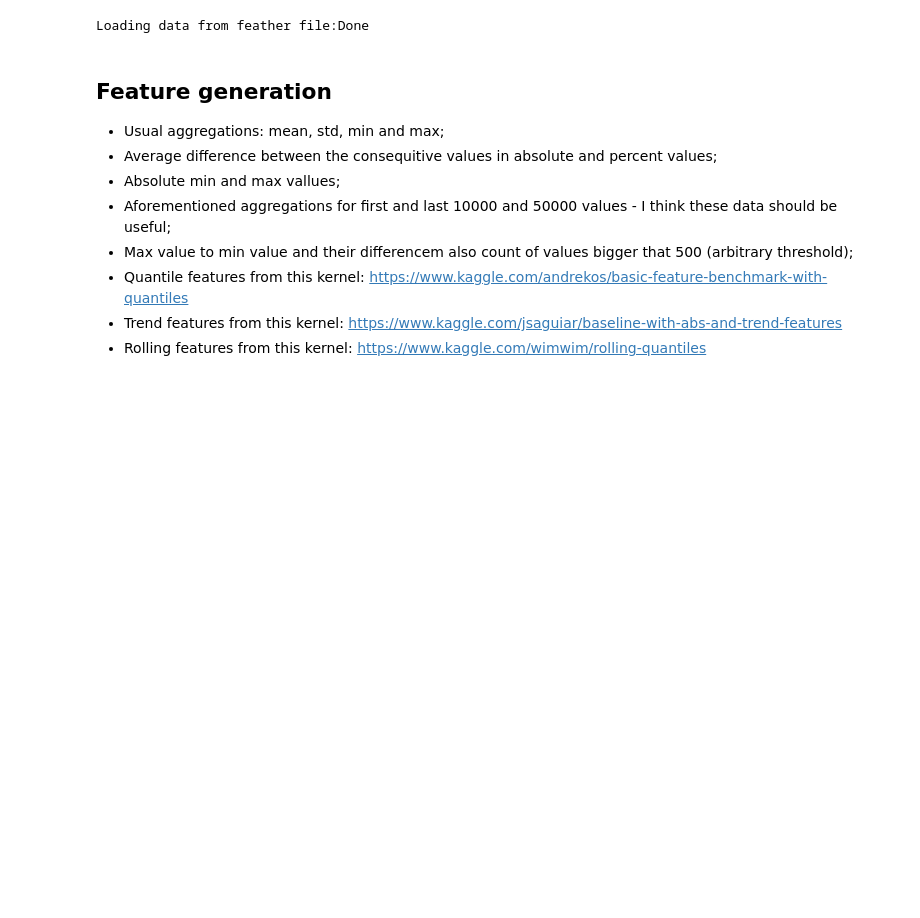
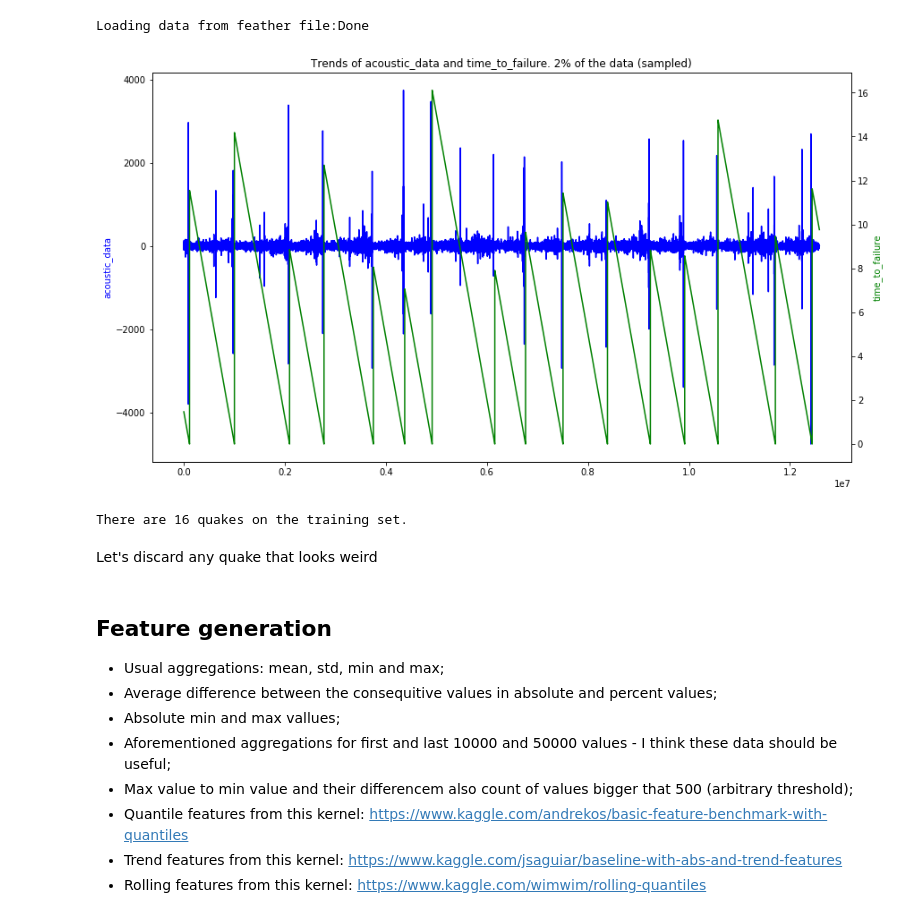
Before and after one commit to ricarddelgado/lanl-earthquake-kaggle, a Jupyter notebook: LANL Master notebook.ipynb, the cells around one changed output. Cells and saved outputs as stored; diff of their text form; code cells hidden in the pictures; blank space fills up the shorter version.

```diff
--- a/LANL Master notebook.ipynb
+++ b/LANL Master notebook.ipynb
@@ -67,3 +67,26 @@ def load_train_data(file_format):
 train = load_train_data(train_data_format)
 # %% [output]
 Loading data from feather file:Done
+# %%
+train_acoustic_data_small = train['acoustic_data'].values[::50]
+train_time_to_failure_small = train['time_to_failure'].values[::50]
+
+fig, ax1 = plt.subplots(figsize=(14, 8))
+plt.title('Trends of acoustic_data and time_to_failure. 2% of the data (sampled)')
+plt.plot(train_acoustic_data_small, color='b')
+ax1.set_ylabel('acoustic_data', color='b')
+ax2 = ax1.twinx()
+plt.plot(train_time_to_failure_small, color='g')
+ax2.set_ylabel('time_to_failure', color='g')
+
+del train_acoustic_data_small
+del train_time_to_failure_small
+# %% [output]
+[figure, added]
+# %%
+time_to_failure_delta = np.diff(train['time_to_failure'])
+init_times = np.where(time_to_failure_delta > 5)[0].tolist()
+print(f"There are {len(init_times)} quakes on the training set.")
+init_times = [0] + init_times
+# %% [output]
+There are 16 quakes on the training set.
@@ -69,0 +97,2 @@ Loading data from feather file:Done
+# %% [markdown]
+Let's discard any quake that looks weird
```
Also changed, not shown: parts of 17 cells of this notebook, 3 other files.
